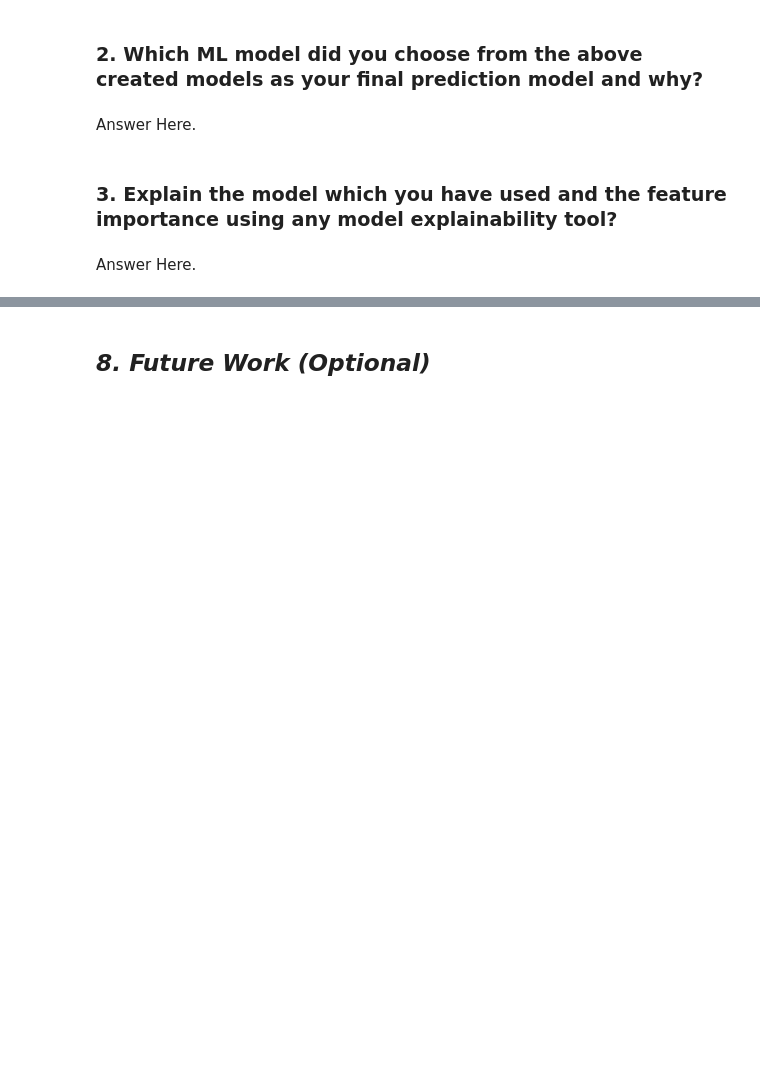
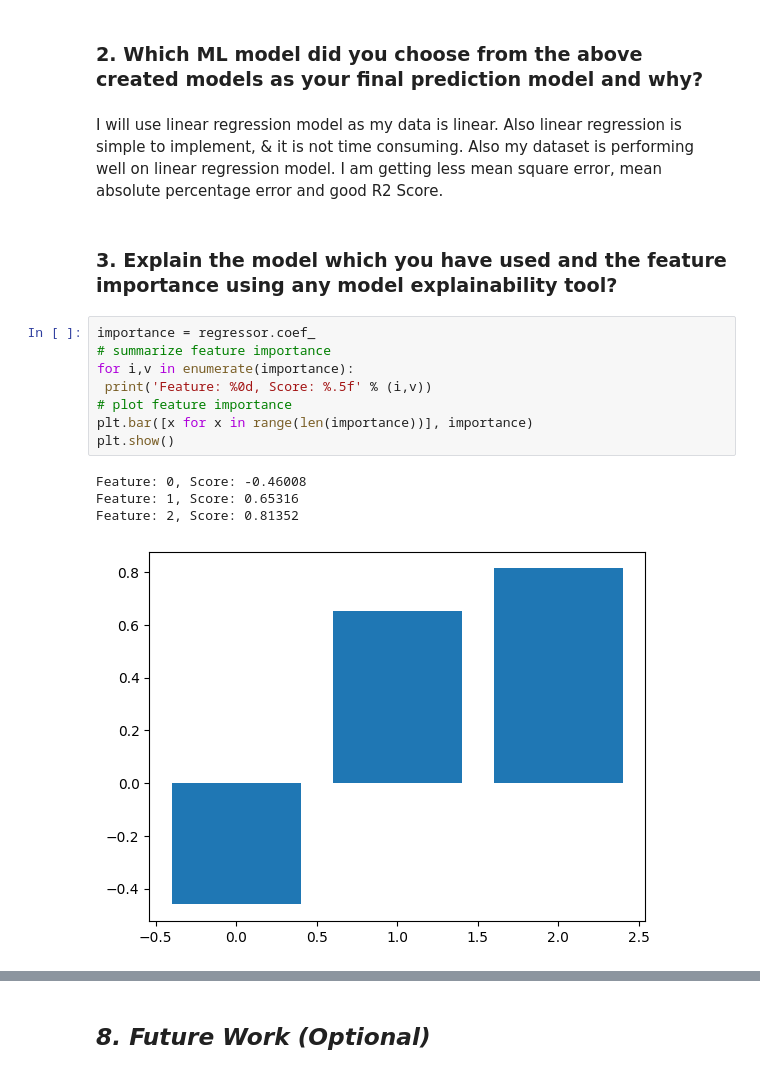
Before and after one commit to priyarane879/Yes_Bank_Stock_Prediction, a Jupyter notebook: Priya_Naik_Yes_bank_stock_prediction.ipynb, the cells around one changed output, grey strips where cells are left out. Drawn from its saved outputs; the diff is of its cells as text; blank space fills up the shorter version.

```diff
--- a/Priya_Naik_Yes_bank_stock_prediction.ipynb
+++ b/Priya_Naik_Yes_bank_stock_prediction.ipynb
@@ -1077,9 +1487,20 @@ Answer Here.
 Answer Here.
 # %% [markdown]
 ### 2. Which ML model did you choose from the above created models as your final prediction model and why?
-# %% [markdown]
-Answer Here.
+# %% [markdown]
+I will use linear regression model as my data is linear. Also linear regression is simple to implement, & it is not time consuming. Also my dataset is performing well on linear regression model. I am getting less mean square error, mean absolute percentage error and good R2 Score.
 # %% [markdown]
 ### 3. Explain the model which you have used and the feature importance using any model explainability tool?
-# %% [markdown]
-Answer Here.
+# %%
+importance = regressor.coef_
+# summarize feature importance
+for i,v in enumerate(importance):
+ print('Feature: %0d, Score: %.5f' % (i,v))
+# plot feature importance
+plt.bar([x for x in range(len(importance))], importance)
+plt.show()
+# %% [output]
+Feature: 0, Score: -0.46008
+Feature: 1, Score: 0.65316
+Feature: 2, Score: 0.81352
+[figure, added]
```
Also changed, not shown: parts of 43 cells of this notebook.
